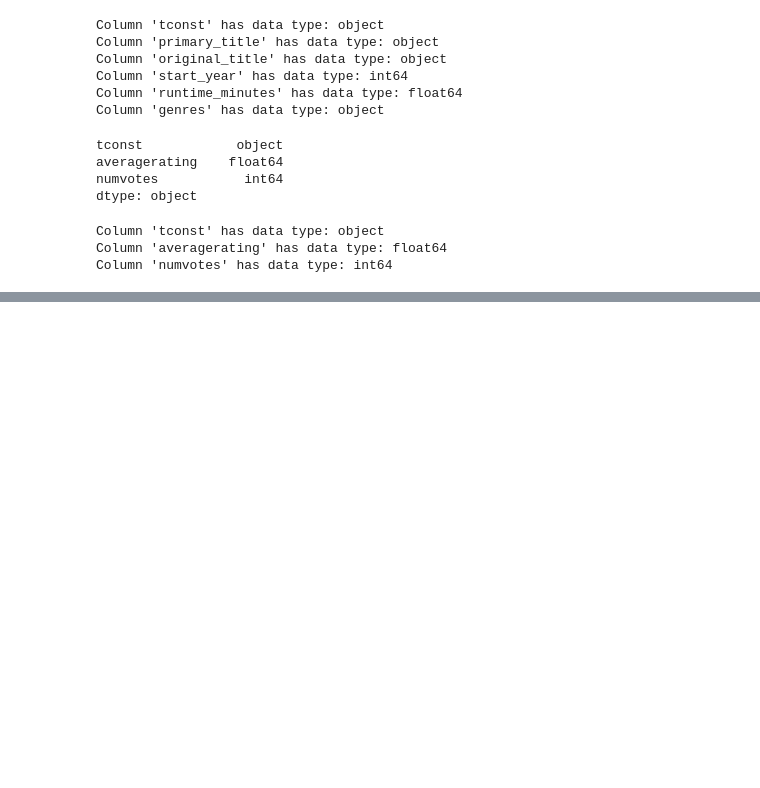
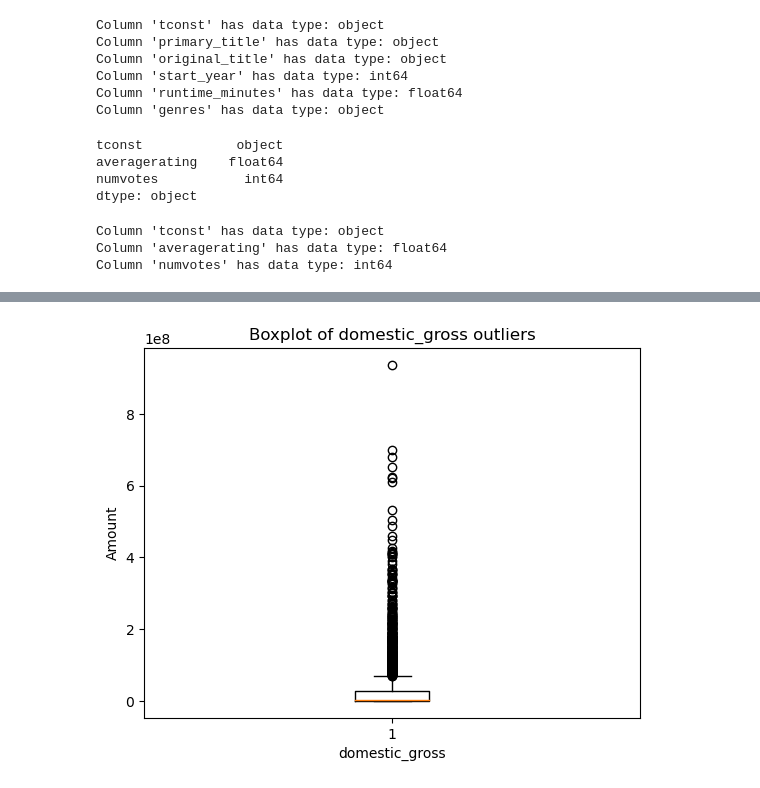
Before and after one commit to Oruko-pj/learn-co-curriculum-dsc-phase-1-project-master-zippedData, a Jupyter notebook: Microsoft new movie studio.ipynb, the cells around one changed output, grey strips where cells are left out. Saved outputs shown, nothing was run; the diff lists cells and outputs as text; code cells hidden in the pictures; blank space fills up the shorter version.

```diff
--- a/Microsoft new movie studio.ipynb
+++ b/Microsoft new movie studio.ipynb
@@ -283,0 +413,27 @@ Column 'numvotes' has data type: int64
+# %%
+# Create a  boxplot for the dataset
+# Create a boxplot of the domestic gross column
+plt.boxplot(df_bom_movies['domestic_gross'].dropna())
+
+# Set labels and title
+plt.title('Boxplot of domestic_gross outliers')
+plt.xlabel('domestic_gross')
+plt.ylabel('Amount')
+
+# Show the plot
+# plt.legend()
+plt.show()
+
+
+# # Create a boxplot of the domestic gross column
+# plt.boxplot(df_bom_movies['domestic_gross'].dropna())
+
+# # Set labels and title
+# plt.xlabel('domestic_gross')
+# plt.ylabel('Amount')
+# plt.title('Boxplot of domestic_gross')
+
+# # Show the plot
+# plt.show()
+# %% [output]
+[figure, added]
```
Also changed, not shown: parts of 32 cells of this notebook.
